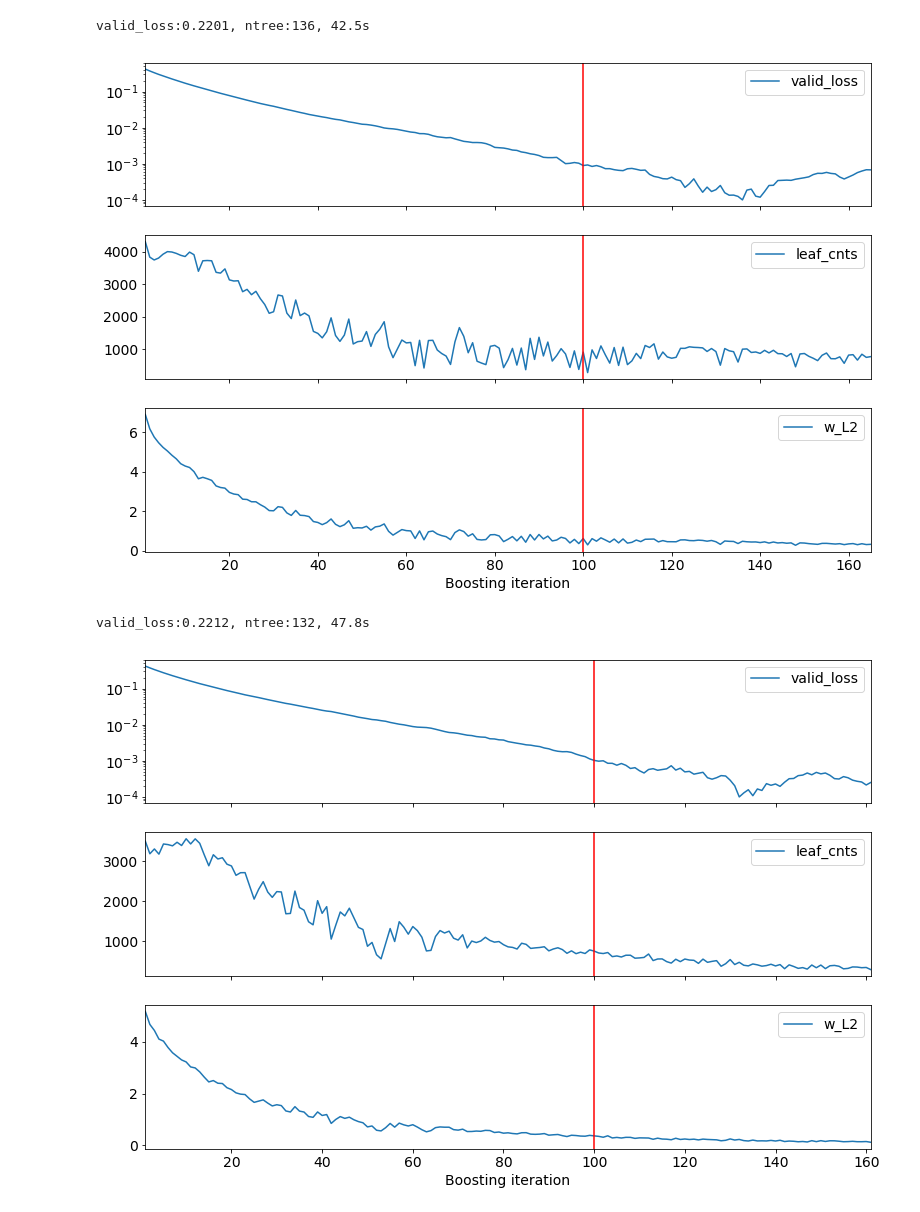
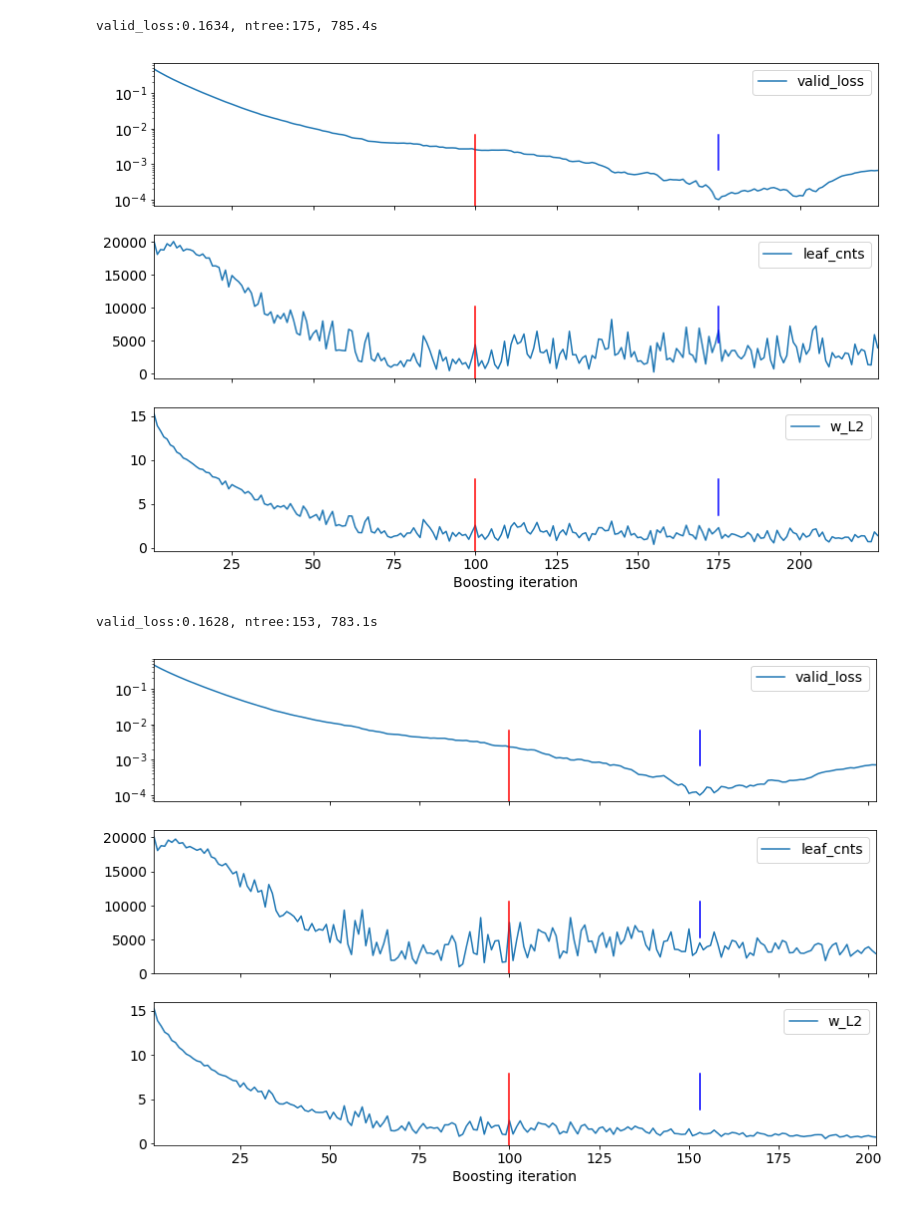
Before and after one commit to tks0123456789/XGB_experiments, a Jupyter notebook: Control_complexity.ipynb, the cells around one changed output. Cells and saved outputs as stored; diff of their text form; code cells hidden in the pictures.

```diff
--- a/Control_complexity.ipynb
+++ b/Control_complexity.ipynb
@@ -12,6 +12,7 @@ import matplotlib.pyplot as plt
 %matplotlib inline
 plt.rcParams["font.size"] = 14
 # %%
+# reset_learning_rate(learning_rate) [https://github.com/dmlc/xgboost/blob/master/python-package/xgboost/callback.py]
 def reset_parameters(param_name, param_values):
     """Reset paramter values
     Parameters
@@ -78,7 +79,7 @@ def experiment(X_train, y_train, X_valid, y_valid,
     t0 = time.time()
     bst = xgb.train(params_xgb, xgmat_train, n_rounds, watchlist,
                     callbacks=callbacks,
-                    early_stopping_rounds=30,
+                    early_stopping_rounds=50,
                     evals_result=evals_result, verbose_eval=False)
 
     ntree = len(evals_result['valid']['logloss'])
@@ -104,9 +105,11 @@ def experiment(X_train, y_train, X_valid, y_valid,
     df_leaf_cnts.plot(ax=axes[1])
     df_w_L2.plot(ax=axes[2])
     for ax in axes:
-        ax.axvline(x=100, color='red')
+        #print(ax.get_xlim())
+        ax.axvline(x=100, ymin=0, ymax=0.5, color='red')
+        ax.axvline(x=bst.best_ntree_limit, ymin=0.25, ymax=0.5, color='blue')
 # %%
-n_train = 10 ** 5
+n_train = 10 ** 6
 n_valid = n_train // 4
 n_all = n_train + n_valid
 
@@ -137,7 +140,7 @@ params_xgb = {'objective'       : 'binary:logistic',
               'min_child_weight': 1, #default
               'silent'          : True,
               }
-n_rounds = 300
+n_rounds = 1000
 # %%
 experiment(X_train, y_train, X_valid, y_valid, n_rounds,
            params_xgb)
@@ -150,16 +153,16 @@ param_values = np.linspace(1, 10, n_rounds)
 experiment(X_train, y_train, X_valid, y_valid, n_rounds,
            params_xgb, param_name, param_values)
 # %% [output]
-valid_loss:0.2201, ntree:136, 42.5s
+valid_loss:0.1634, ntree:175, 785.4s
-[figure, old version]
+[figure, new version]
 # %%
 param_name = 'alpha'
-param_values = np.linspace(1, 10, n_rounds)
+param_values = np.linspace(0, 10, n_rounds)
 experiment(X_train, y_train, X_valid, y_valid, n_rounds,
            params_xgb, param_name, param_values)
 # %% [output]
-valid_loss:0.2212, ntree:132, 47.8s
+valid_loss:0.1628, ntree:153, 783.1s
-[figure, old version]
+[figure, new version]
 # %%
 param_name = 'max_depth'
 param_values = np.linspace(20, 10, n_rounds).astype(int)
```
Also changed, not shown: parts of 3 cells of this notebook.
